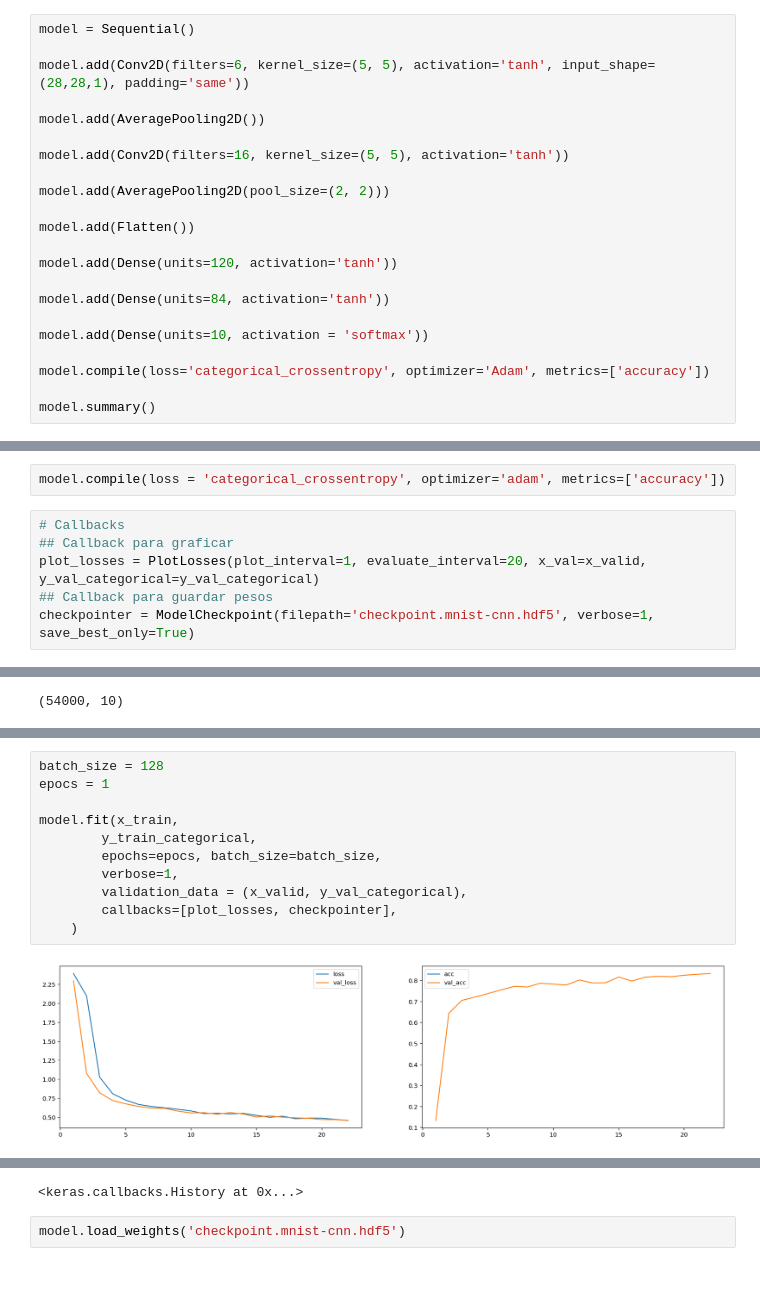
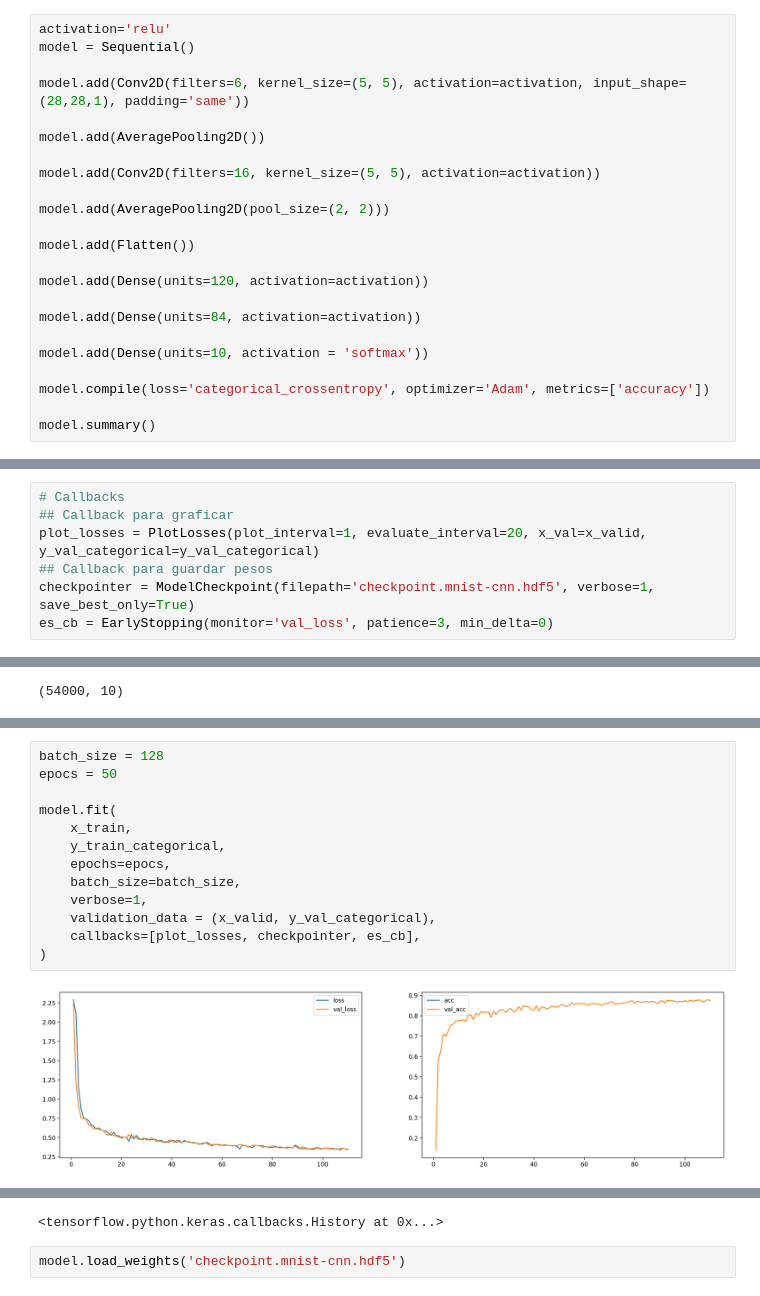
Before and after one commit to deeplearning-itba/cnn, a Jupyter notebook: 2-Fashion-MNIST-CNN-LeNet-5.ipynb, the cells around one changed output, grey strips where cells are left out. Drawn from its saved outputs; the diff is of its cells as text.

```diff
--- a/2-Fashion-MNIST-CNN-LeNet-5.ipynb
+++ b/2-Fashion-MNIST-CNN-LeNet-5.ipynb
@@ -69,21 +100,22 @@ y_val_categorical = to_categorical(y_valid)
 # %% [markdown]
 ## Red neuronal: CNN LeNet-5
 # %%
+activation='relu'
 model = Sequential()
 
-model.add(Conv2D(filters=6, kernel_size=(5, 5), activation='tanh', input_shape=(28,28,1), padding='same'))
+model.add(Conv2D(filters=6, kernel_size=(5, 5), activation=activation, input_shape=(28,28,1), padding='same'))
 
 model.add(AveragePooling2D())
 
-model.add(Conv2D(filters=16, kernel_size=(5, 5), activation='tanh'))
+model.add(Conv2D(filters=16, kernel_size=(5, 5), activation=activation))
 
 model.add(AveragePooling2D(pool_size=(2, 2)))
 
 model.add(Flatten())
 
-model.add(Dense(units=120, activation='tanh'))
+model.add(Dense(units=120, activation=activation))
 
-model.add(Dense(units=84, activation='tanh'))
+model.add(Dense(units=84, activation=activation))
 
 model.add(Dense(units=10, activation = 'softmax'))
 
@@ -108,14 +140,13 @@ Total params: 61,706
 Trainable params: 61,706
 Non-trainable params: 0
 _________________________________________________________________
-# %%
-model.compile(loss = 'categorical_crossentropy', optimizer='adam', metrics=['accuracy'])
 # %%
 # Callbacks
 ## Callback para graficar
 plot_losses = PlotLosses(plot_interval=1, evaluate_interval=20, x_val=x_valid, y_val_categorical=y_val_categorical)
 ## Callback para guardar pesos
 checkpointer = ModelCheckpoint(filepath='checkpoint.mnist-cnn.hdf5', verbose=1, save_best_only=True)
+es_cb = EarlyStopping(monitor='val_loss', patience=3, min_delta=0)
 # %%
 x_train.shape
 # %% [output]
@@ -127,13 +162,15 @@ y_train_categorical.shape
 # %%
 batch_size = 128
-epocs = 1
+epocs = 50
 
-model.fit(x_train,
-        y_train_categorical,
-        epochs=epocs, batch_size=batch_size,
-        verbose=1,
-        validation_data = (x_valid, y_val_categorical),
-        callbacks=[plot_losses, checkpointer],
-    )
+model.fit(
+    x_train,
+    y_train_categorical,
+    epochs=epocs,
+    batch_size=batch_size,
+    verbose=1,
+    validation_data = (x_valid, y_val_categorical),
+    callbacks=[plot_losses, checkpointer, es_cb],
+)
 # %% [output]
-[figure, old version]
+[figure, new version]
@@ -142,4 +178,4 @@ Epoch 1: val_loss improved from inf to 0.46681, saving model to checkpoint.mnist
-<keras.callbacks.History at 0x...>
+<tensorflow.python.keras.callbacks.History at 0x...>
 # %%
 model.load_weights('checkpoint.mnist-cnn.hdf5')
 # %%
```
Also changed, not shown: parts of 16 cells of this notebook, 5 other files.
